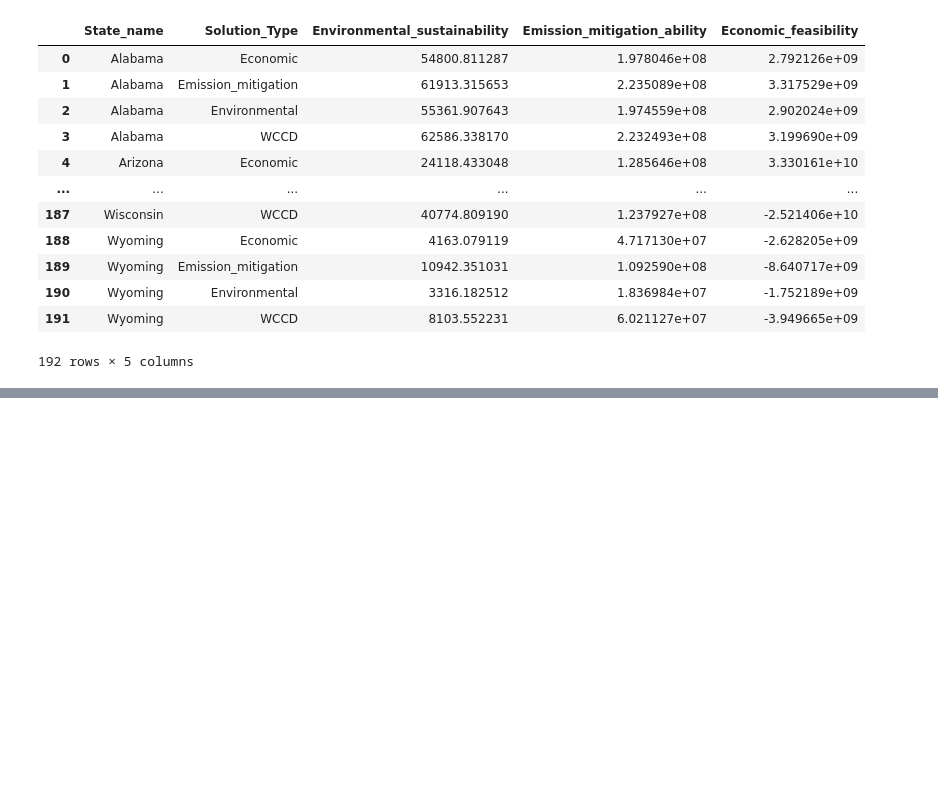
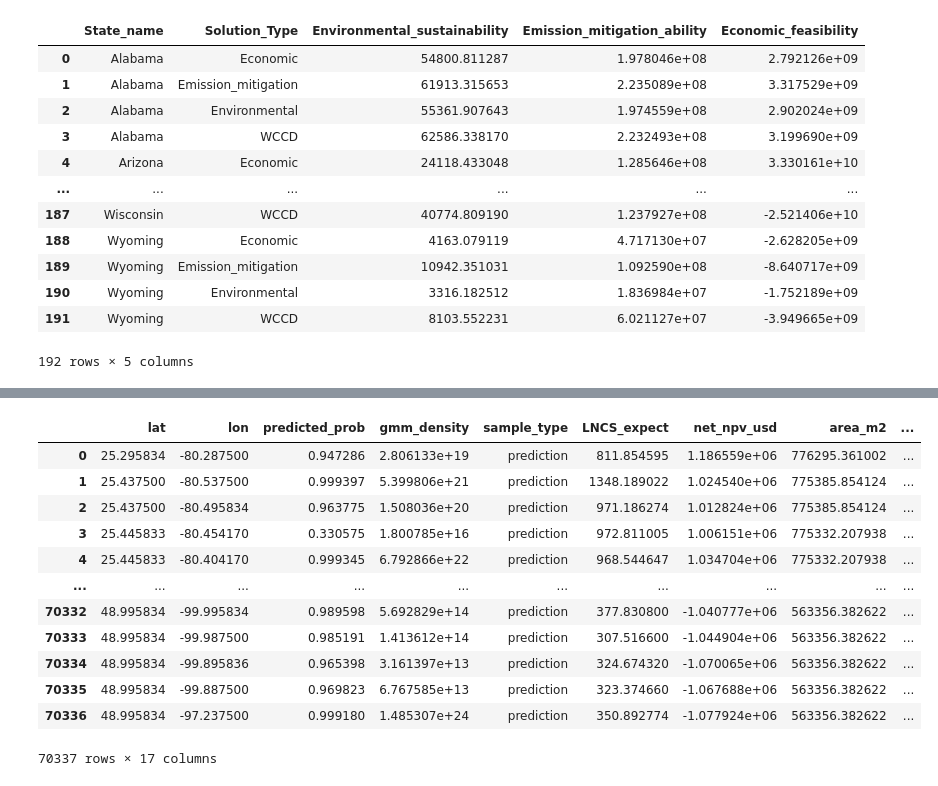
Before and after one commit to px39n/Landuse_Zhong, a Jupyter notebook: 7.0 Analysis_Nation_level.ipynb, the cells around one changed output, grey strips where cells are left out. Cells and saved outputs as stored; diff of their text form; code cells hidden in the pictures; blank space fills up the shorter version.

```diff
--- a/7.0 Analysis_Nation_level.ipynb
+++ b/7.0 Analysis_Nation_level.ipynb
@@ -3572,6 +3572,9 @@ pixel_with_states['STATE'] = pixel_with_states['NAME'].str.upper()
 
 # Remove geometry and index_right columns, keep data
 merged_data_with_states = pixel_with_states.drop(columns=['geometry', 'index_right'], errors='ignore').copy()
+
+# 计算power_pixel per year: power_generation_kwha * area_m2 / 10000 (单位: kWh)
+merged_data_with_states['power_pixel'] = merged_data_with_states['power_generation_kwha'] * merged_data_with_states['area_m2'] / 10000 /30
 
 
 
@@ -3726,0 +3873,16 @@ array(['RESIDENTIAL', 'TRANSPORTATION', 'COMMERCIAL', 'PRODUCTIVE'],
+# %%
+merged_data_with_states
+# %% [output]
+|  | lat | lon | predicted_prob | gmm_density | sample_type | LNCS_expect | net_npv_usd | area_m2 | ... |
+| 0 | 25.295834 | -80.287500 | 0.947286 | 2.806133e+19 | prediction | 811.854595 | 1.186559e+06 | 776295.361002 | ... |
+| 1 | 25.437500 | -80.537500 | 0.999397 | 5.399806e+21 | prediction | 1348.189022 | 1.024540e+06 | 775385.854124 | ... |
+| 2 | 25.437500 | -80.495834 | 0.963775 | 1.508036e+20 | prediction | 971.186274 | 1.012824e+06 | 775385.854124 | ... |
+| 3 | 25.445833 | -80.454170 | 0.330575 | 1.800785e+16 | prediction | 972.811005 | 1.006151e+06 | 775332.207938 | ... |
+| 4 | 25.445833 | -80.404170 | 0.999345 | 6.792866e+22 | prediction | 968.544647 | 1.034704e+06 | 775332.207938 | ... |
+| ... | ... | ... | ... | ... | ... | ... | ... | ... | ... |
+| 70332 | 48.995834 | -99.995834 | 0.989598 | 5.692829e+14 | prediction | 377.830800 | -1.040777e+06 | 563356.382622 | ... |
+| 70333 | 48.995834 | -99.987500 | 0.985191 | 1.413612e+14 | prediction | 307.516600 | -1.044904e+06 | 563356.382622 | ... |
+| 70334 | 48.995834 | -99.895836 | 0.965398 | 3.161397e+13 | prediction | 324.674320 | -1.070065e+06 | 563356.382622 | ... |
+| 70335 | 48.995834 | -99.887500 | 0.969823 | 6.767585e+13 | prediction | 323.374660 | -1.067688e+06 | 563356.382622 | ... |
+| 70336 | 48.995834 | -97.237500 | 0.999180 | 1.485307e+24 | prediction | 350.892774 | -1.077924e+06 | 563356.382622 | ... |
+70337 rows × 17 columns
```
Also changed, not shown: parts of 4 cells of this notebook, 4 other files.
